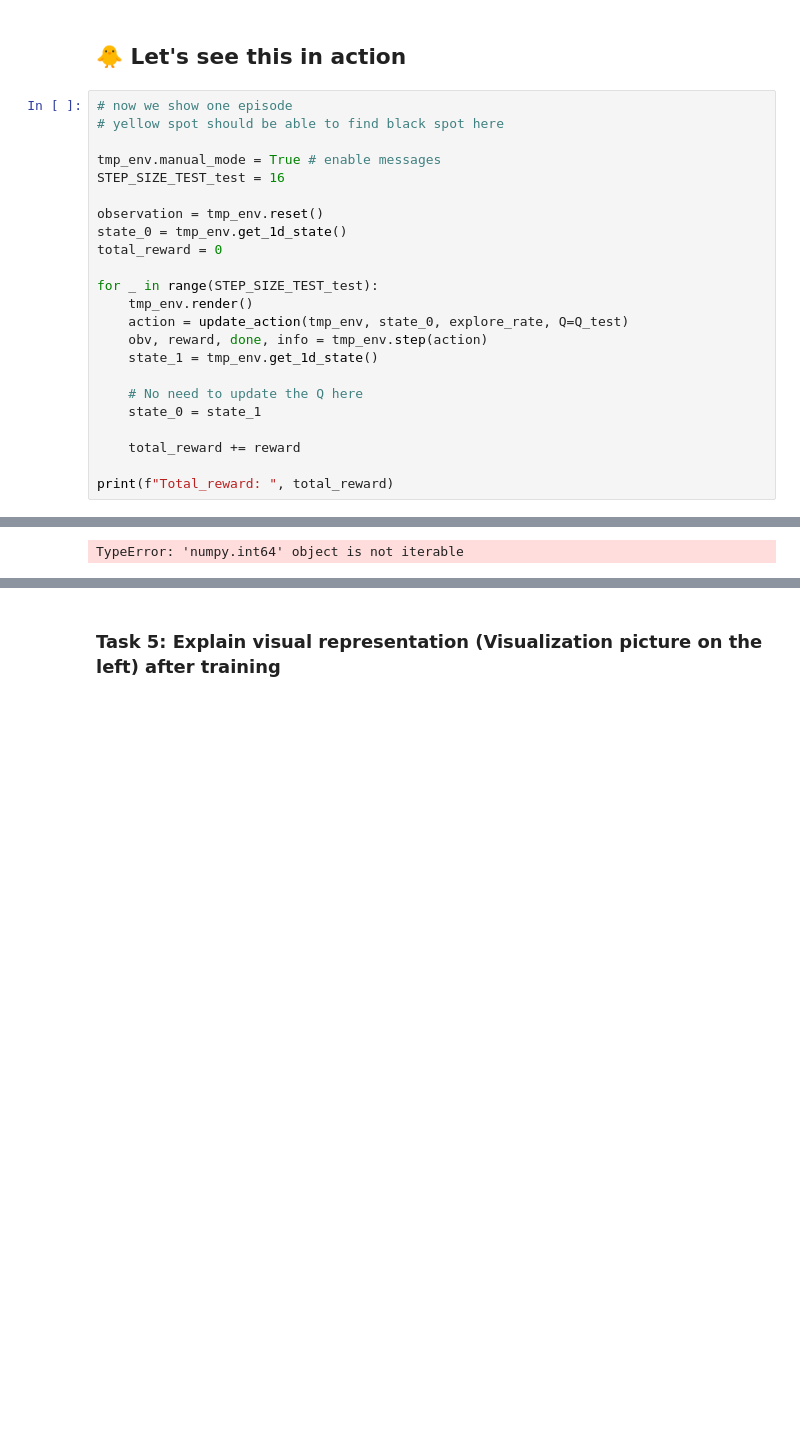
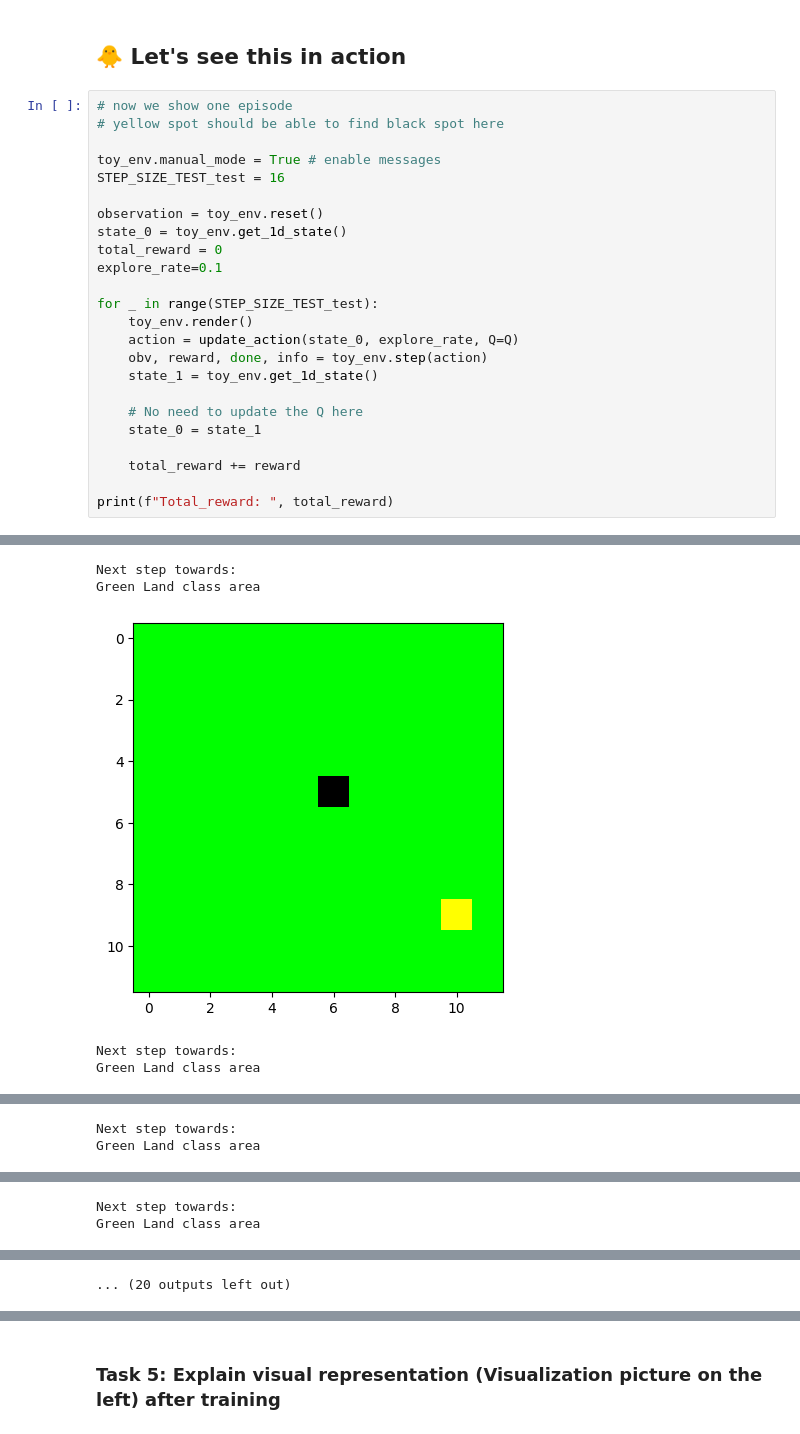
Before and after one commit to btviet/tdt4172_ml3, a Jupyter notebook: Project3_RL.ipynb, the cells around one changed output, grey strips where cells are left out. Saved outputs shown, nothing was run; the diff lists cells and outputs as text; blank space fills up the shorter version.

```diff
--- a/Project3_RL.ipynb
+++ b/Project3_RL.ipynb
@@ -826,26 +844,31 @@ Total reward after training: 0, total Explore rate after training: 0.9
 # %%
 # now we show one episode
 # yellow spot should be able to find black spot here
 
-tmp_env.manual_mode = True # enable messages
+toy_env.manual_mode = True # enable messages
 STEP_SIZE_TEST_test = 16
 
-observation = tmp_env.reset()
-state_0 = tmp_env.get_1d_state()
+observation = toy_env.reset()
+state_0 = toy_env.get_1d_state()
 total_reward = 0
+explore_rate=0.1
 
 for _ in range(STEP_SIZE_TEST_test):
-    tmp_env.render()
-    action = update_action(tmp_env, state_0, explore_rate, Q=Q_test)
-    obv, reward, done, info = tmp_env.step(action)
-    state_1 = tmp_env.get_1d_state()
+    toy_env.render()
+    action = update_action(state_0, explore_rate, Q=Q)
+    obv, reward, done, info = toy_env.step(action)
+    state_1 = toy_env.get_1d_state()
 
     # No need to update the Q here
     state_0 = state_1
 
     total_reward += reward
 
 print(f"Total_reward: ", total_reward)
 # %% [output]
 [figure]
-TypeError: 'numpy.int64' object is not iterable
+Next step towards:
+Green Land class area
+[figure, added]
+Next step towards:
+Green Land class area
@@ -851,0 +876,2 @@ TypeError: 'numpy.int64' object is not iterable
+Next step towards:
+Green Land class area
@@ -851,0 +879,2 @@ TypeError: 'numpy.int64' object is not iterable
+Next step towards:
+Green Land class area
@@ -852,2 +887,3 @@ TypeError: 'numpy.int64' object is not iterable
+... (20 outputs left out)
 # %%
 # the shape of Q table (Q_test)
```
Also changed, not shown: parts of 31 cells of this notebook, 2 other files.
